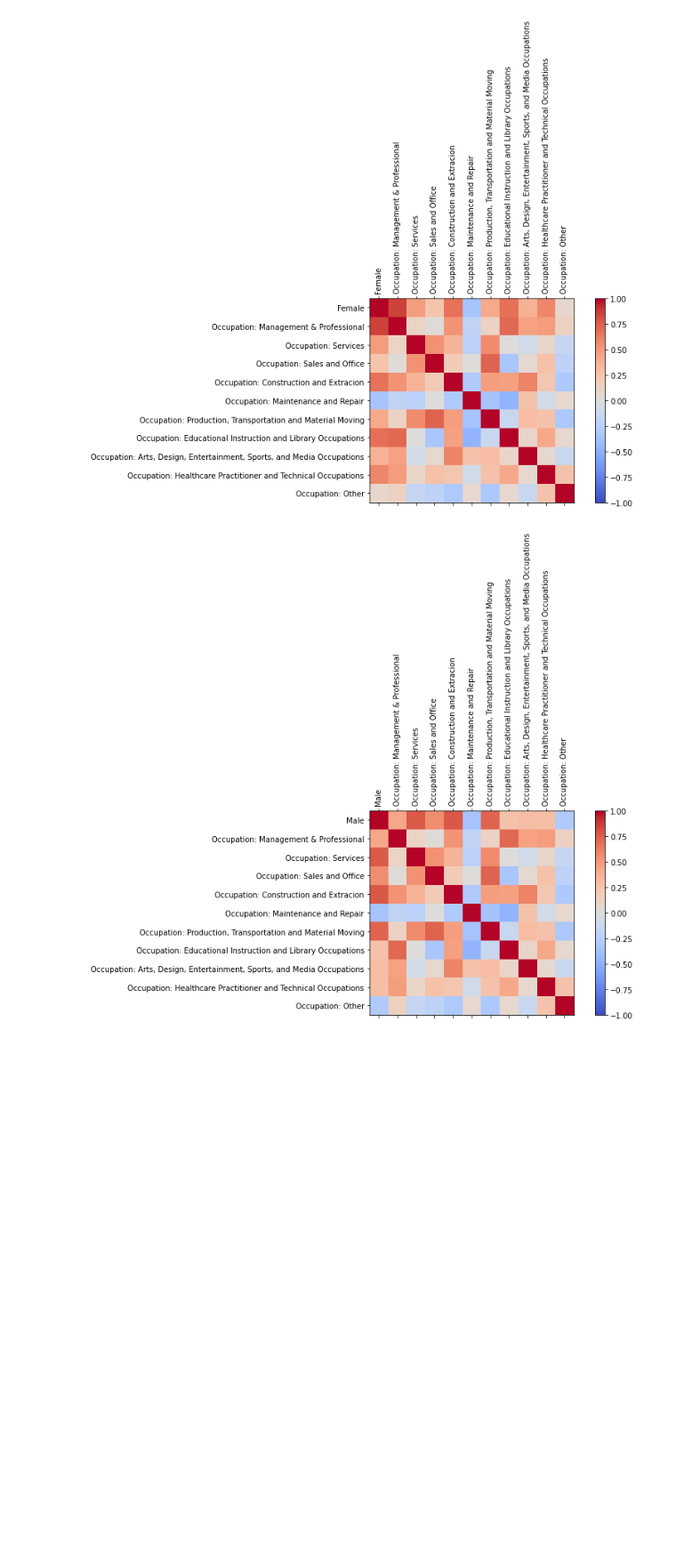
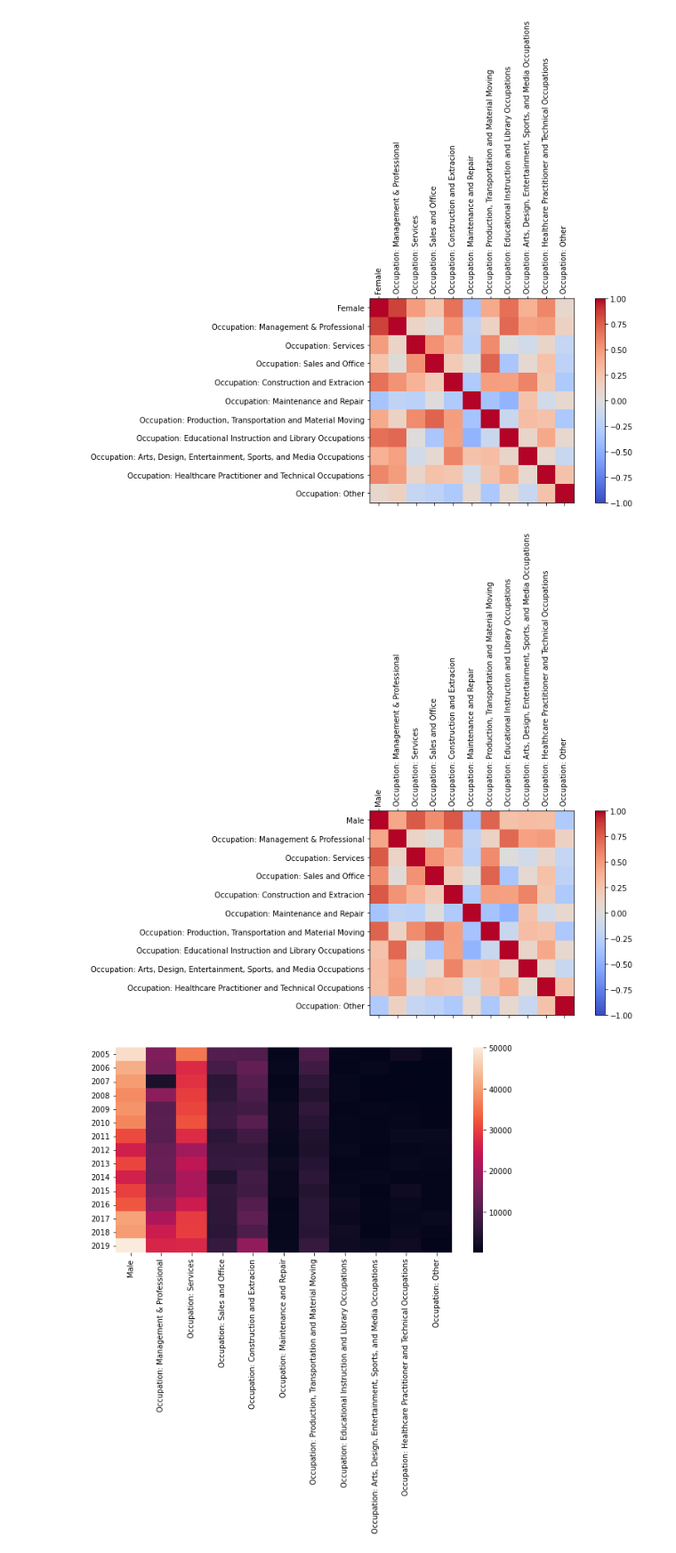
Before and after one commit to BU-Spark/ds-boston-bpda-br-census, a Jupyter notebook: emilygreven/CensusProjectDeliverable2.ipynb, the cells around one changed output. Shown: that part at 89% size. Saved outputs shown, nothing was run; the diff lists cells and outputs as text; code cells hidden in the pictures; blank space fills up the shorter version.

```diff
--- a/emilygreven/CensusProjectDeliverable2.ipynb
+++ b/emilygreven/CensusProjectDeliverable2.ipynb
@@ -487,19 +488,21 @@ makeCorrGraph(females_occupation_df)
 # %%
 males_occupation_df = MA_df[["Male", "Occupation: Management & Professional",
 "Occupation: Services",
 "Occupation: Sales and Office",
 "Occupation: Construction and Extracion",
 "Occupation: Maintenance and Repair",
 "Occupation: Production, Transportation and Material Moving",
 "Occupation: Educational Instruction and Library Occupations",
 "Occupation: Arts, Design, Entertainment, Sports, and Media Occupations",
 "Occupation: Healthcare Practitioner and Technical Occupations",
 "Occupation: Other"
 ]]
 
 makeCorrGraph(males_occupation_df)
+sns.heatmap(males_occupation_df);
 # %% [output]
 [figure]
+[figure, added]
 # %%
 males_industry_df = MA_df[["Male", "Private Wage and Salary Workers",
 "Government Workers",
```
Also changed, not shown: parts of 1 cell of this notebook.
